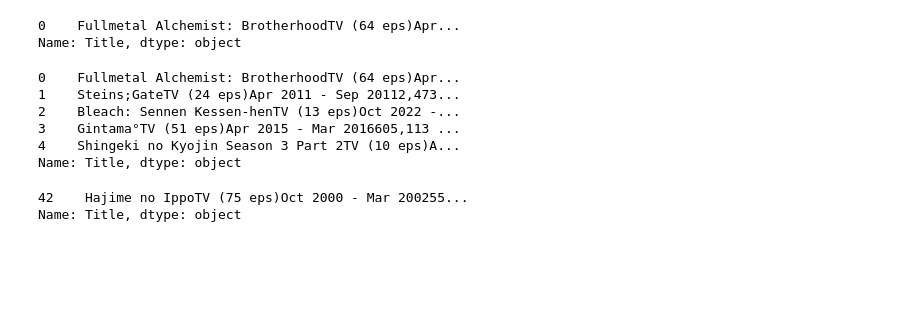
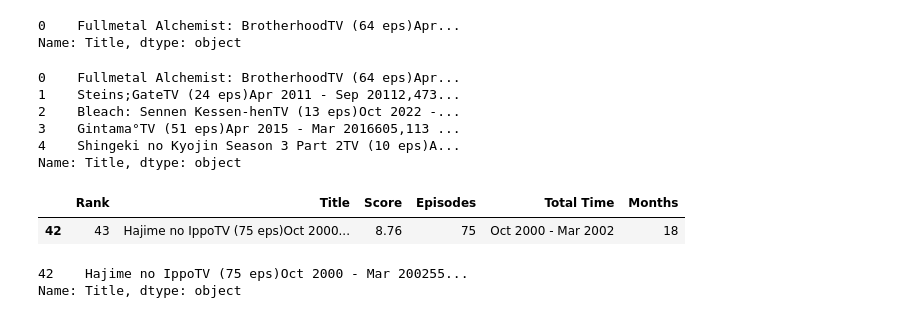
Before and after one commit to talhaghauridev/learn-pandas, a Jupyter notebook: 8_FeatureExtraction.ipynb, the cells around one changed output. Saved outputs shown, nothing was run; the diff lists cells and outputs as text; code cells hidden in the pictures; blank space fills up the shorter version.

```diff
--- a/8_FeatureExtraction.ipynb
+++ b/8_FeatureExtraction.ipynb
@@ -164,7 +164,12 @@ df["Title"].head()
 4    Shingeki no Kyojin Season 3 Part 2TV (10 eps)A...
 Name: Title, dtype: object
 # %%
-df[df["Episodes"] == df["Episodes"].max()]['Title']
+df[df["Episodes"] == df["Episodes"].max()]
 # %% [output]
-42    Hajime no IppoTV (75 eps)Oct 2000 - Mar 200255...
-Name: Title, dtype: object
+|  | Rank | Title | Score | Episodes | Total Time | Months |
+| 42 | 43 | Hajime no IppoTV (75 eps)Oct 2000... | 8.76 | 75 | Oct 2000 - Mar 2002 | 18 |
+# %%
+df[df["Episodes"] == df["Episodes"].max()]['Title']
+# %% [output]
+42    Hajime no IppoTV (75 eps)Oct 2000 - Mar 200255...
+Name: Title, dtype: object
```
